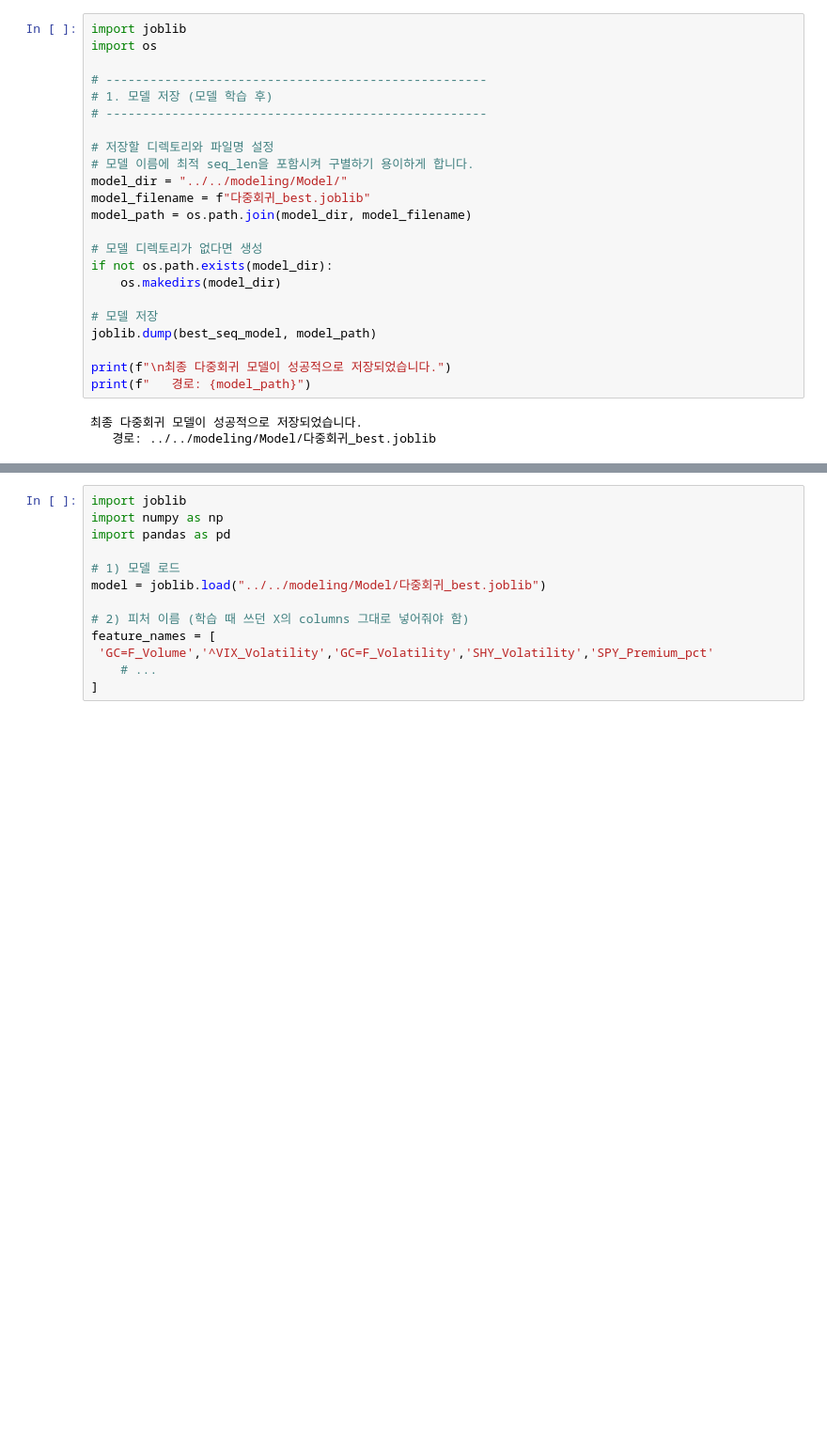
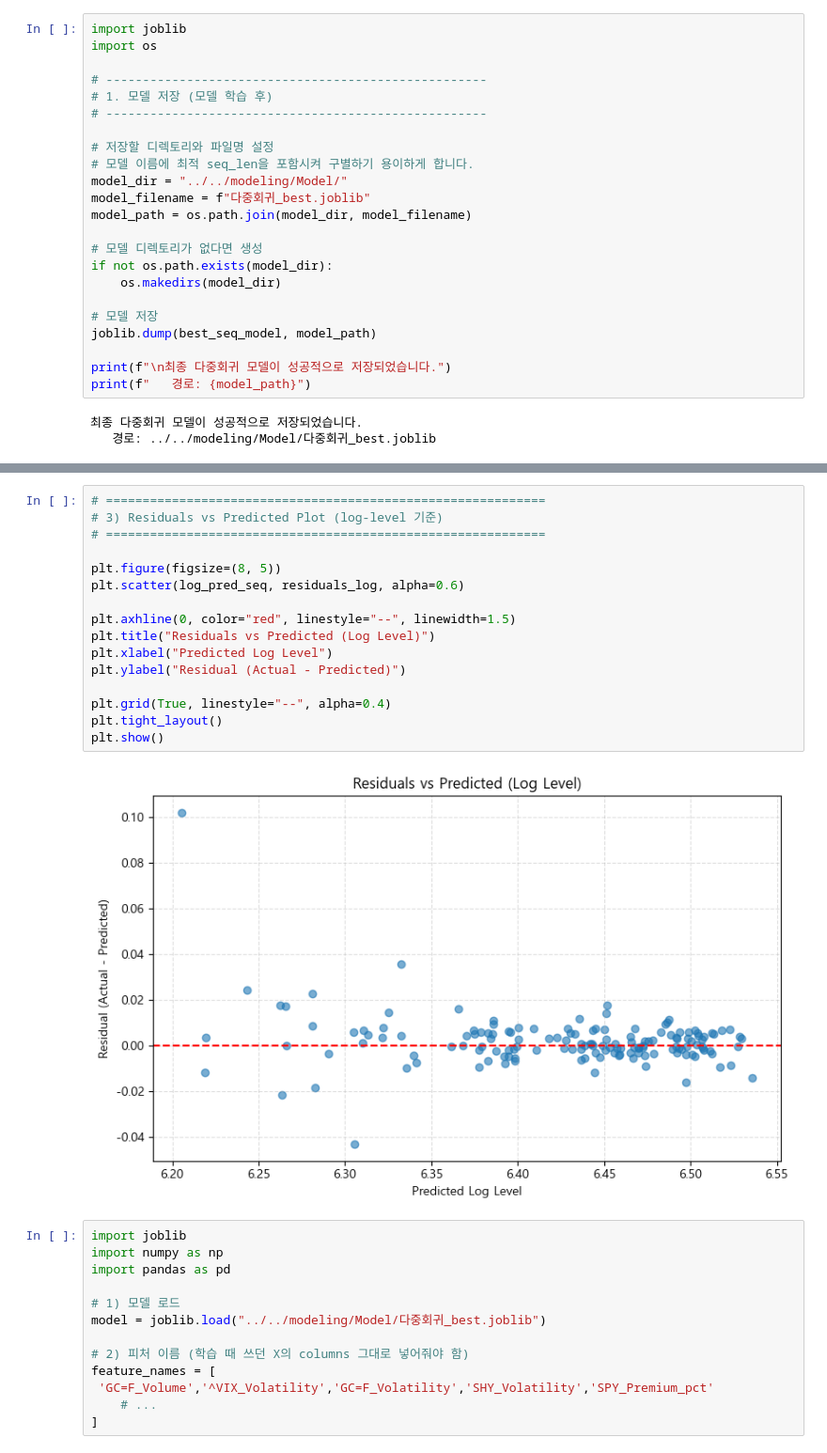
Before and after one commit to sooieong/SP500_Prediction, a Jupyter notebook: 버전2(SPY)/modeling/머신러닝/log_다중회귀.ipynb, the cells around one changed output, grey strips where cells are left out. Shown at 94% size. Drawn from its saved outputs; the diff is of its cells as text; blank space fills up the shorter version.

```diff
--- a/버전2(SPY)/modeling/머신러닝/log_다중회귀.ipynb
+++ b/버전2(SPY)/modeling/머신러닝/log_다중회귀.ipynb
@@ -726,3 +784,21 @@ print(f"   경로: {model_path}")
+# %%
+# ============================================================
+# 3) Residuals vs Predicted Plot (log-level 기준)
+# ============================================================
+
+plt.figure(figsize=(8, 5))
+plt.scatter(log_pred_seq, residuals_log, alpha=0.6)
+
+plt.axhline(0, color="red", linestyle="--", linewidth=1.5)
+plt.title("Residuals vs Predicted (Log Level)")
+plt.xlabel("Predicted Log Level")
+plt.ylabel("Residual (Actual - Predicted)")
+
+plt.grid(True, linestyle="--", alpha=0.4)
+plt.tight_layout()
+plt.show()
+# %% [output]
+[figure, added]
 # %%
 import joblib
 import numpy as np
```
Also changed, not shown: parts of 2 cells of this notebook, 1 other file.
